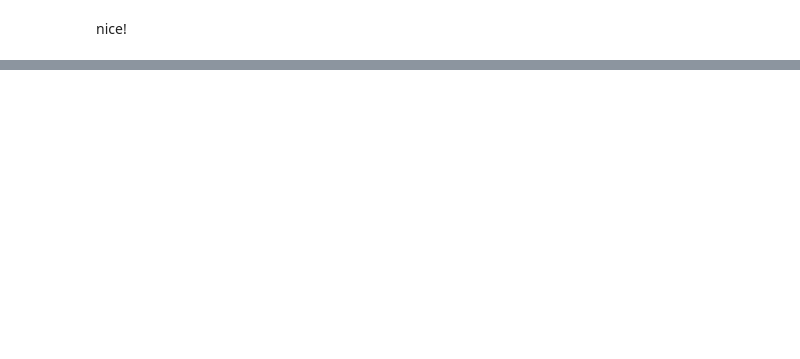
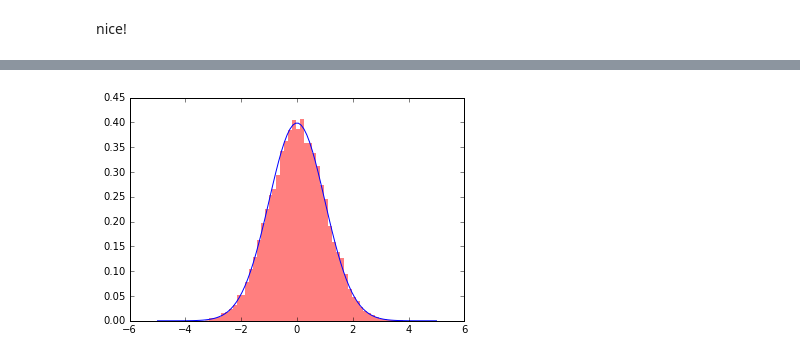
Before and after one commit to ridlo/stats_notebook, a Jupyter notebook: Gaussian_random_generator.ipynb, the cells around one changed output, grey strips where cells are left out. Saved outputs shown, nothing was run; the diff lists cells and outputs as text; code cells hidden in the pictures; blank space fills up the shorter version.

```diff
--- a/Gaussian_random_generator.ipynb
+++ b/Gaussian_random_generator.ipynb
@@ -80,0 +97,23 @@ nice!
+# %%
+import numpy as np
+def random_normal():
+    s = 1.0
+    while ( s >= 1.0 ):
+        u1 = 2.0 * np.random.random() - 1.0;
+        u2 = 2.0 * np.random.random() - 1.0;
+        s = u1*u1 + u2*u2
+
+    w = np.sqrt(-2.0 * np.log(s)  / s)
+    z1 = u1 * w
+    # z2 = u2 * w
+    return z1
+# %%
+N = 10000
+z = [random_normal() for i in range(N)]
+# %%
+plt.hist(z, bins=50, normed=1, alpha=0.5, linewidth=0, color='red');
+
+xp = np.linspace(-5,5,100)
+plt.plot(xp, norm.pdf(xp));
+# %% [output]
+[figure, added]
```
Also changed, not shown: parts of 7 cells of this notebook.
